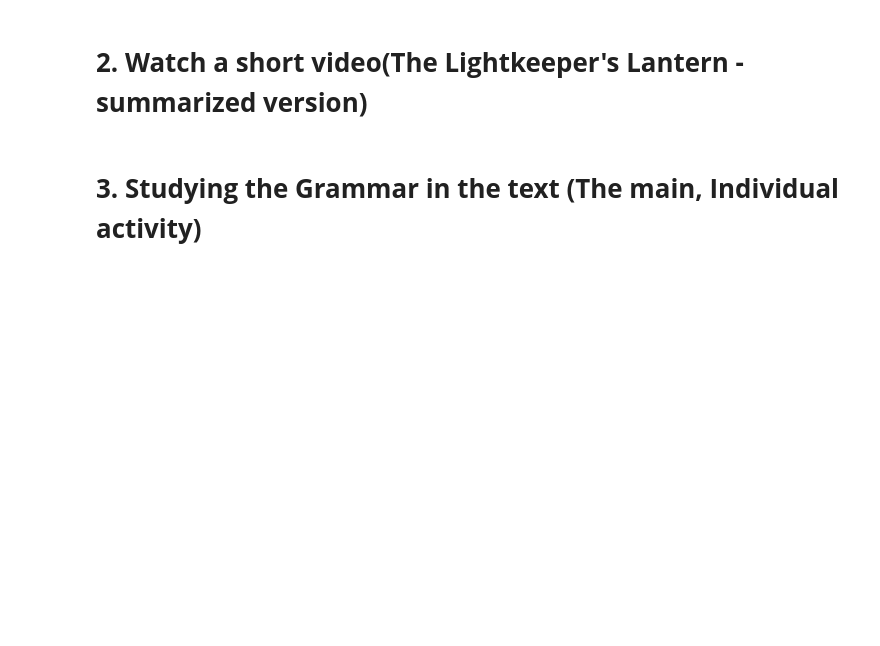
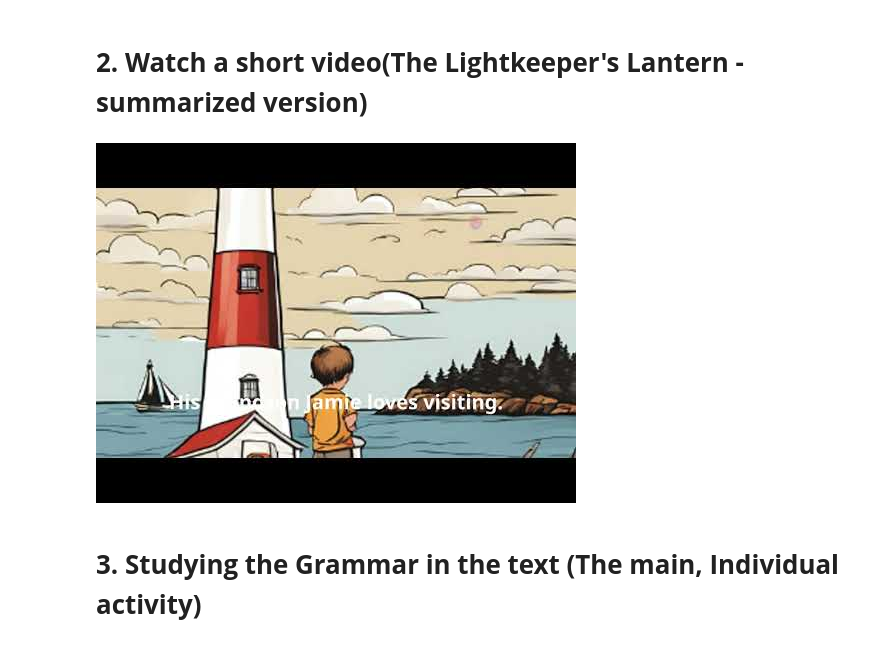
Before and after one commit to xoghd1126/G4-finalproject, a Jupyter notebook: DLE_Final_Project.ipynb, the cells around one changed output. Drawn from its saved outputs; the diff is of its cells as text; code cells hidden in the pictures; blank space fills up the shorter version.

```diff
--- a/DLE_Final_Project.ipynb
+++ b/DLE_Final_Project.ipynb
@@ -177,6 +177,12 @@ This share link expires in 72 hours. For free permanent hosting and GPU upgrades
 [interactive output not drawn]
 # %% [markdown]
 # **2. Watch a short video(The Lightkeeper's Lantern - summarized version)**
+# %%
+from IPython.display import YouTubeVideo, display
+video = YouTubeVideo("-e7V4yPSzUM", width=600)
+display(video)
+# %% [output]
+[figure, added]
 # %% [markdown]
 # **3. Studying the Grammar in the text (The main, Individual activity)**
 # %% [markdown]
```
